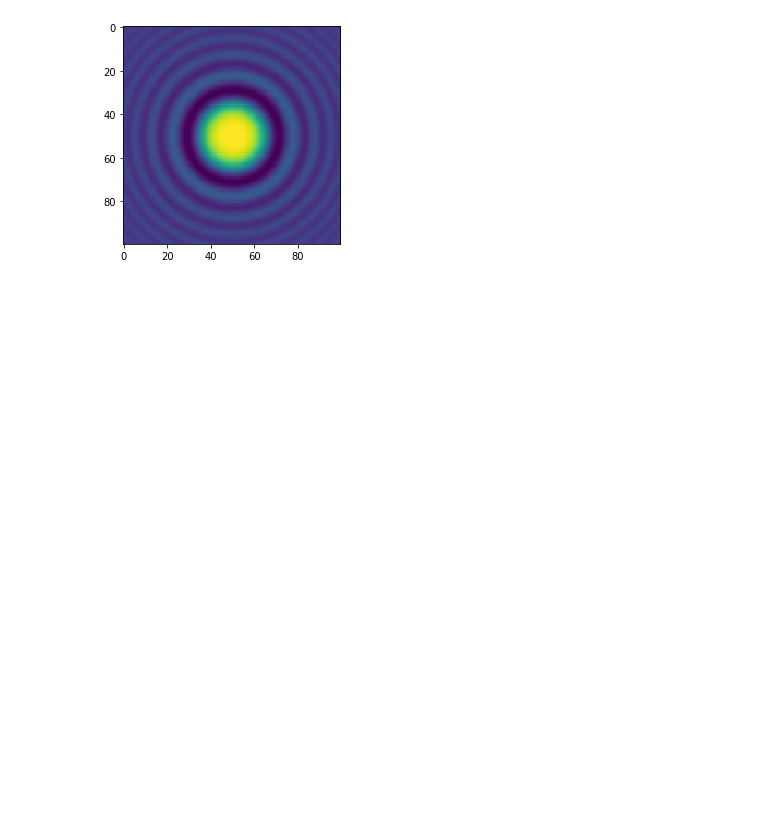
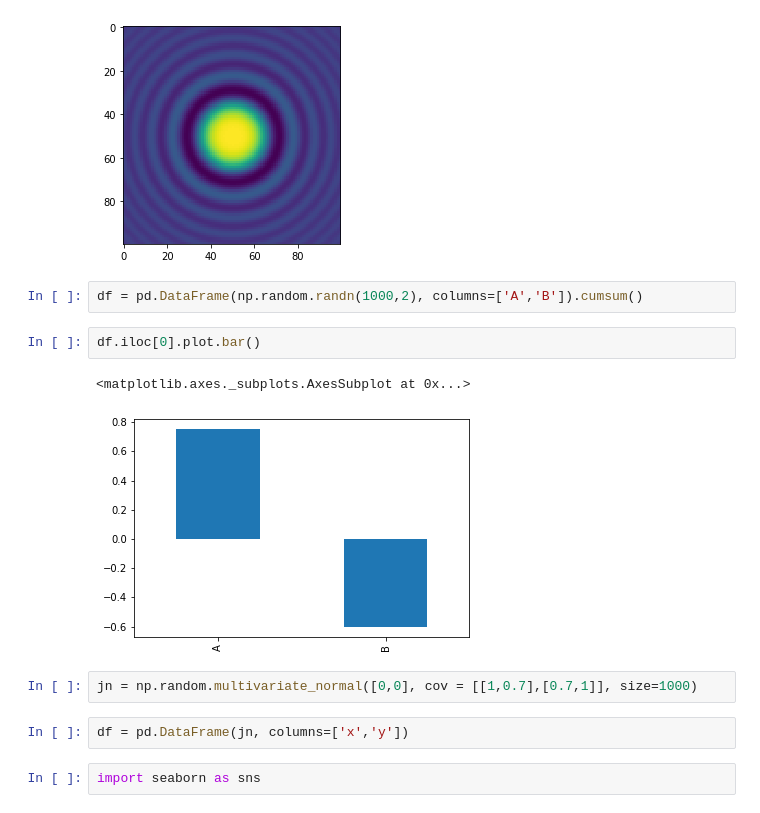
Before and after one commit to hangjianli/2019-fa-stats131, a Jupyter notebook: disc7.ipynb, the cells around one changed output. Drawn from its saved outputs; the diff is of its cells as text; blank space fills up the shorter version.

```diff
--- a/disc7.ipynb
+++ b/disc7.ipynb
@@ -38,3 +40,16 @@ plt.imshow(z)
 # %% [output]
 <matplotlib.image.AxesImage at 0x...>
 [figure]
+# %%
+df = pd.DataFrame(np.random.randn(1000,2), columns=['A','B']).cumsum()
+# %%
+df.iloc[0].plot.bar()
+# %% [output]
+<matplotlib.axes._subplots.AxesSubplot at 0x...>
+[figure, added]
+# %%
+jn = np.random.multivariate_normal([0,0], cov = [[1,0.7],[0.7,1]], size=1000)
+# %%
+df = pd.DataFrame(jn, columns=['x','y'])
+# %%
+import seaborn as sns
```
Also changed, not shown: parts of 5 cells of this notebook, 5 other files.
